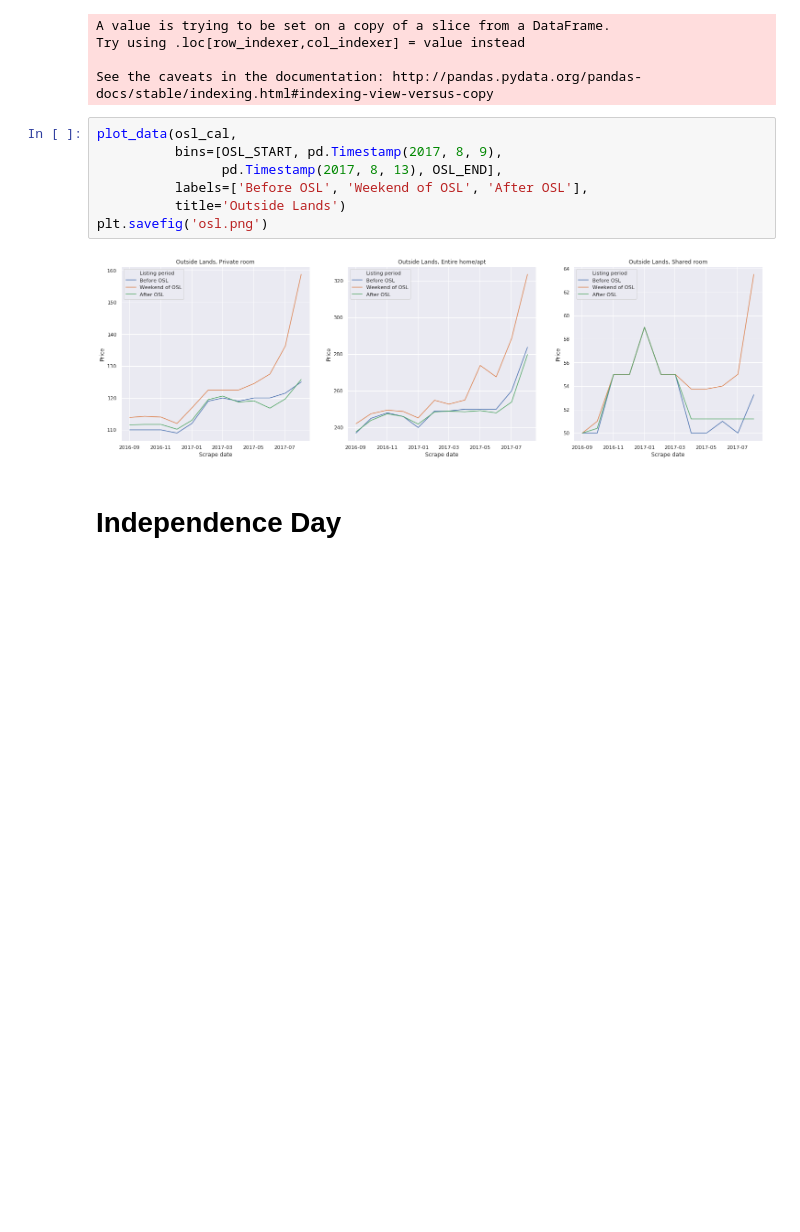
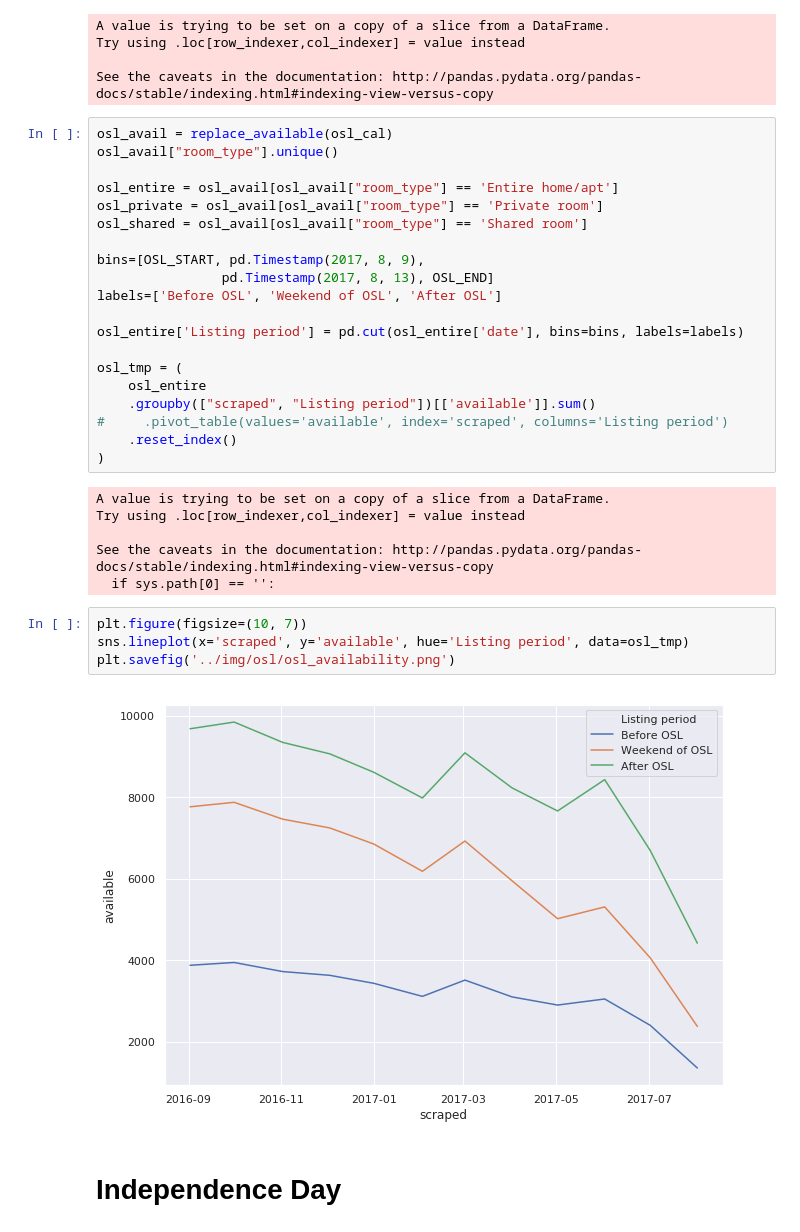
Before and after one commit to junseo-park/airbnb, a Jupyter notebook: notebooks/availability by month.ipynb, the cells around one changed output. Saved outputs shown, nothing was run; the diff lists cells and outputs as text; blank space fills up the shorter version.

```diff
--- a/notebooks/availability by month.ipynb
+++ b/notebooks/availability by month.ipynb
@@ -266,15 +254,38 @@ A value is trying to be set on a copy of a slice from a DataFrame.
 Try using .loc[row_indexer,col_indexer] = value instead
 
 See the caveats in the documentation: http://pandas.pydata.org/pandas-docs/stable/indexing.html#indexing-view-versus-copy
-# %%
-plot_data(osl_cal,
-          bins=[OSL_START, pd.Timestamp(2017, 8, 9),
-                pd.Timestamp(2017, 8, 13), OSL_END],
-          labels=['Before OSL', 'Weekend of OSL', 'After OSL'],
-          title='Outside Lands')
-plt.savefig('osl.png')
-# %% [output]
-[figure, removed]
+# %%
+osl_avail = replace_available(osl_cal)
+osl_avail["room_type"].unique()
+
+osl_entire = osl_avail[osl_avail["room_type"] == 'Entire home/apt']
+osl_private = osl_avail[osl_avail["room_type"] == 'Private room']
+osl_shared = osl_avail[osl_avail["room_type"] == 'Shared room']
+
+bins=[OSL_START, pd.Timestamp(2017, 8, 9),
+                pd.Timestamp(2017, 8, 13), OSL_END]
+labels=['Before OSL', 'Weekend of OSL', 'After OSL']
+
+osl_entire['Listing period'] = pd.cut(osl_entire['date'], bins=bins, labels=labels)
+
+osl_tmp = (
+    osl_entire
+    .groupby(["scraped", "Listing period"])[['available']].sum()
+#     .pivot_table(values='available', index='scraped', columns='Listing period')
+    .reset_index()
+)
+# %% [output]
+A value is trying to be set on a copy of a slice from a DataFrame.
+Try using .loc[row_indexer,col_indexer] = value instead
+
+See the caveats in the documentation: http://pandas.pydata.org/pandas-docs/stable/indexing.html#indexing-view-versus-copy
+  if sys.path[0] == '':
+# %%
+plt.figure(figsize=(10, 7))
+sns.lineplot(x='scraped', y='available', hue='Listing period', data=osl_tmp)
+plt.savefig('../img/osl/osl_availability.png')
+# %% [output]
+[figure, added]
 # %% [markdown]
 # Independence Day
 # %%
```
Also changed, not shown: parts of 20 cells of this notebook, 6 other files.
